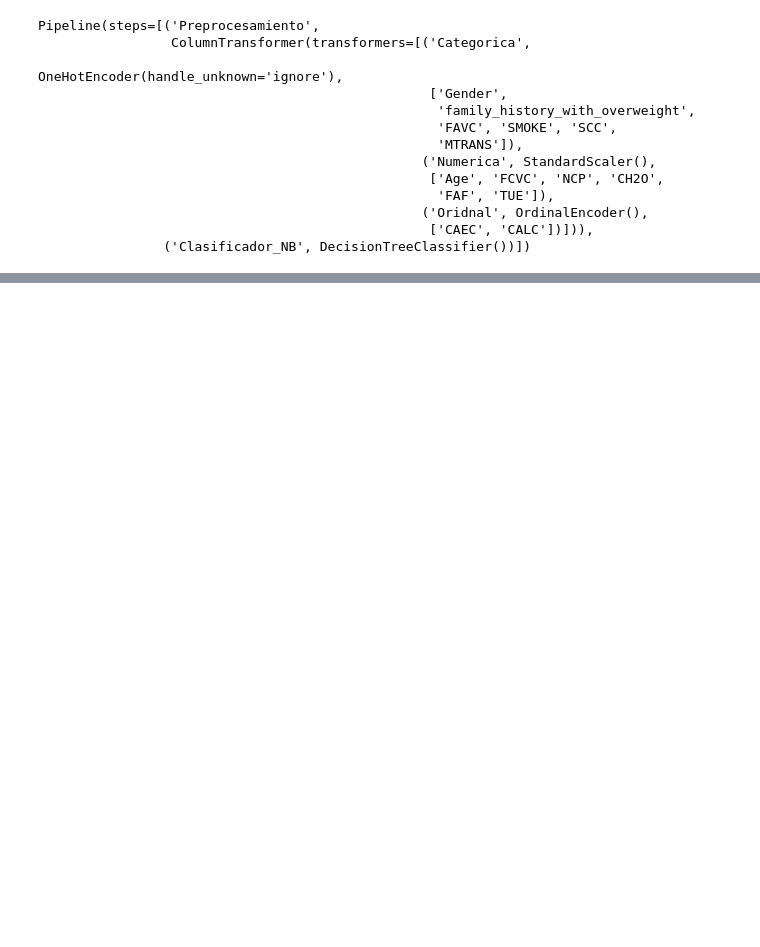
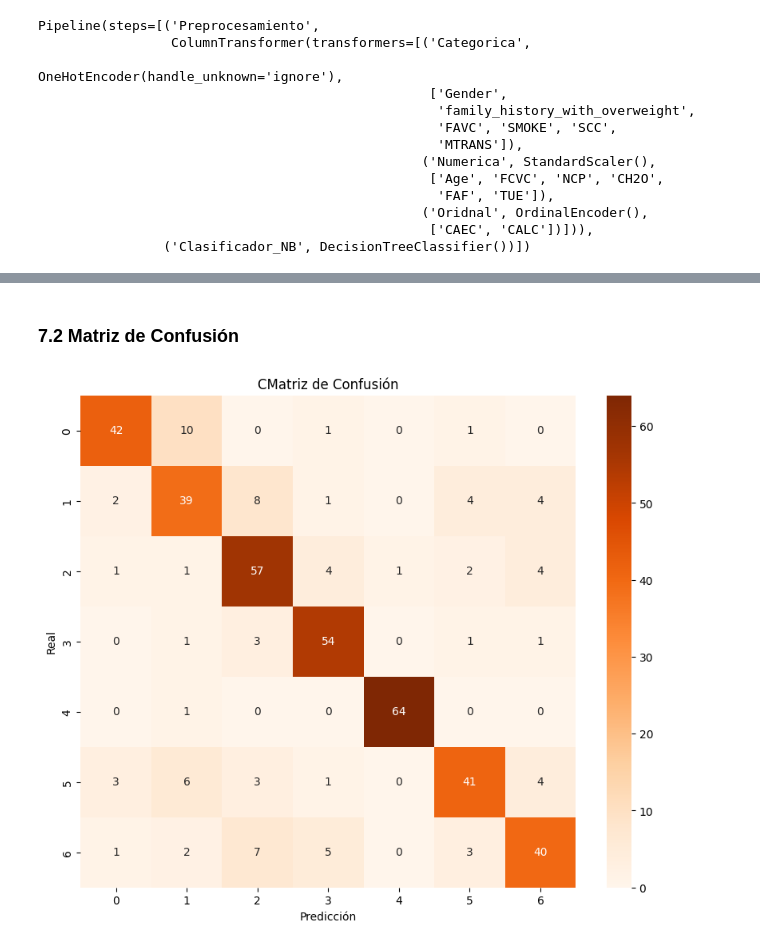
Before and after one commit to JuliethLambrano930/Proyecto_Final, a Jupyter notebook: Notebooks/aprendizaje_supervisado.ipynb, the cells around one changed output, grey strips where cells are left out. Cells and saved outputs as stored; diff of their text form; code cells hidden in the pictures; blank space fills up the shorter version.

```diff
--- a/Notebooks/aprendizaje_supervisado.ipynb
+++ b/Notebooks/aprendizaje_supervisado.ipynb
@@ -347,0 +493,12 @@ NameError: name 'confusion_matrix' is not defined
+# %% [markdown]
+### 7.2 Matriz de Confusión
+# %%
+Matrix_Conf = confusion_matrix(y_test, y_pred)
+plt.figure(figsize=(10, 8))
+sns.heatmap(Matrix_Conf, annot=True, fmt="d", cmap='Oranges')
+plt.title("CMatriz de Confusión")
+plt.xlabel("Predicción")
+plt.ylabel("Real")
+plt.show()
+# %% [output]
+[figure, added]
```
Also changed, not shown: parts of 40 cells of this notebook.
